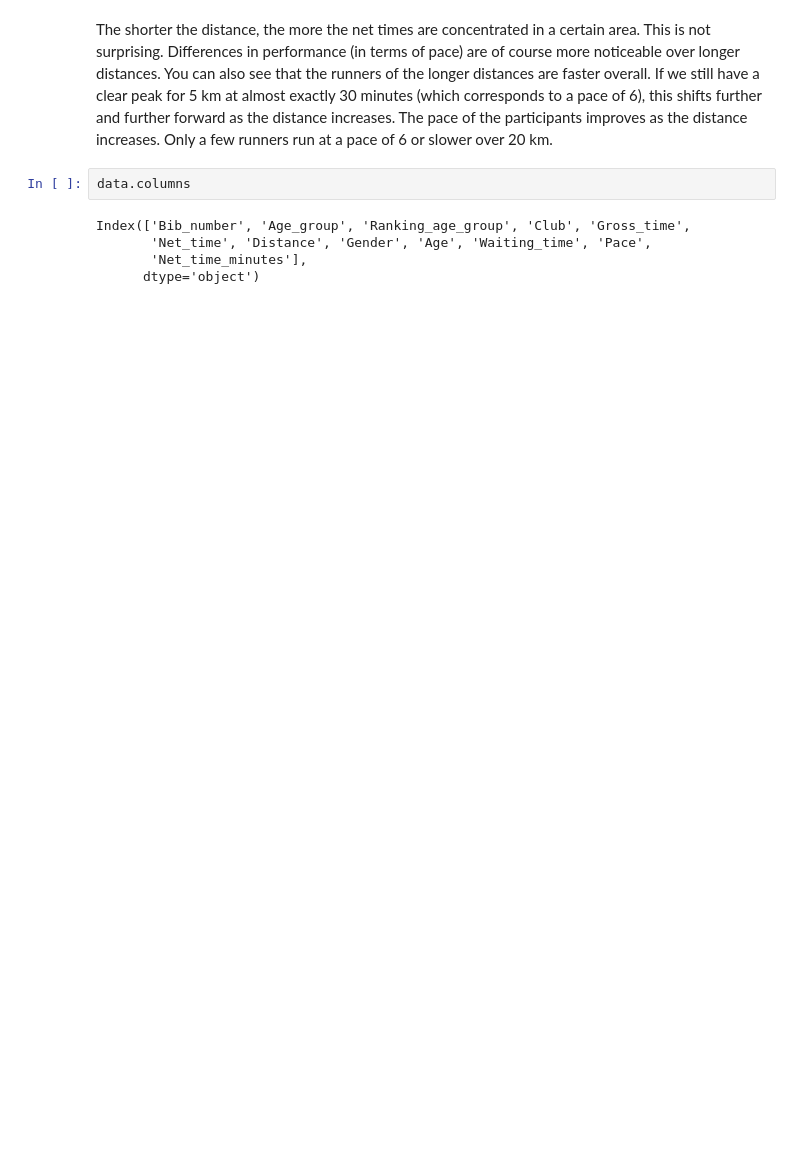
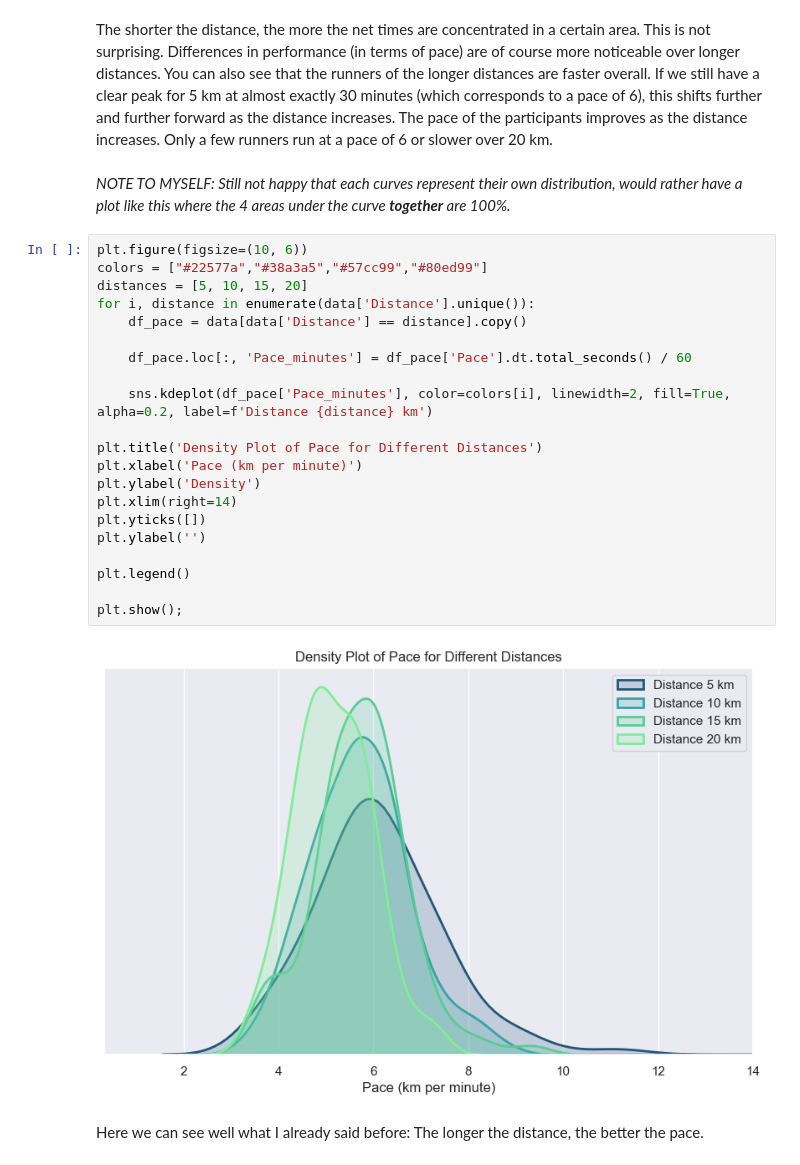
Before and after one commit to scheinmensch/Plaenterwaldlauf, a Jupyter notebook: Analysis.ipynb, the cells around one changed output. Saved outputs shown, nothing was run; the diff lists cells and outputs as text; blank space fills up the shorter version.

```diff
--- a/Analysis.ipynb
+++ b/Analysis.ipynb
@@ -338,10 +337,30 @@ plt.legend();
 # %% [markdown]
 The shorter the distance, the more the net times are concentrated in a certain area. This is not surprising. Differences in performance (in terms of pace) are of course more noticeable over longer distances.
 You can also see that the runners of the longer distances are faster overall. If we still have a clear peak for 5 km at almost exactly 30 minutes (which corresponds to a pace of 6), this shifts further and further forward as the distance increases. The pace of the participants improves as the distance increases. Only a few runners run at a pace of 6 or slower over 20 km.
-# %%
-data.columns
-# %% [output]
-Index(['Bib_number', 'Age_group', 'Ranking_age_group', 'Club', 'Gross_time',
-       'Net_time', 'Distance', 'Gender', 'Age', 'Waiting_time', 'Pace',
-       'Net_time_minutes'],
-      dtype='object')
+# %% [markdown]
+*NOTE TO MYSELF: Still not happy that each curves represent their own distribution, would rather have a plot like this where the 4 areas under the curve **together** are 100%.*
+# %%
+plt.figure(figsize=(10, 6))
+colors = ["#22577a","#38a3a5","#57cc99","#80ed99"]
+distances = [5, 10, 15, 20]
+for i, distance in enumerate(data['Distance'].unique()):
+    df_pace = data[data['Distance'] == distance].copy()
+
+    df_pace.loc[:, 'Pace_minutes'] = df_pace['Pace'].dt.total_seconds() / 60
+
+    sns.kdeplot(df_pace['Pace_minutes'], color=colors[i], linewidth=2, fill=True, alpha=0.2, label=f'Distance {distance} km')
+
+plt.title('Density Plot of Pace for Different Distances')
+plt.xlabel('Pace (km per minute)')
+plt.ylabel('Density')
+plt.xlim(right=14)
+plt.yticks([])
+plt.ylabel('')
+
+plt.legend()
+
+plt.show();
+# %% [output]
+[figure, added]
+# %% [markdown]
+Here we can see well what I already said before: The longer the distance, the better the pace.
```
Also changed, not shown: parts of 6 cells of this notebook.
